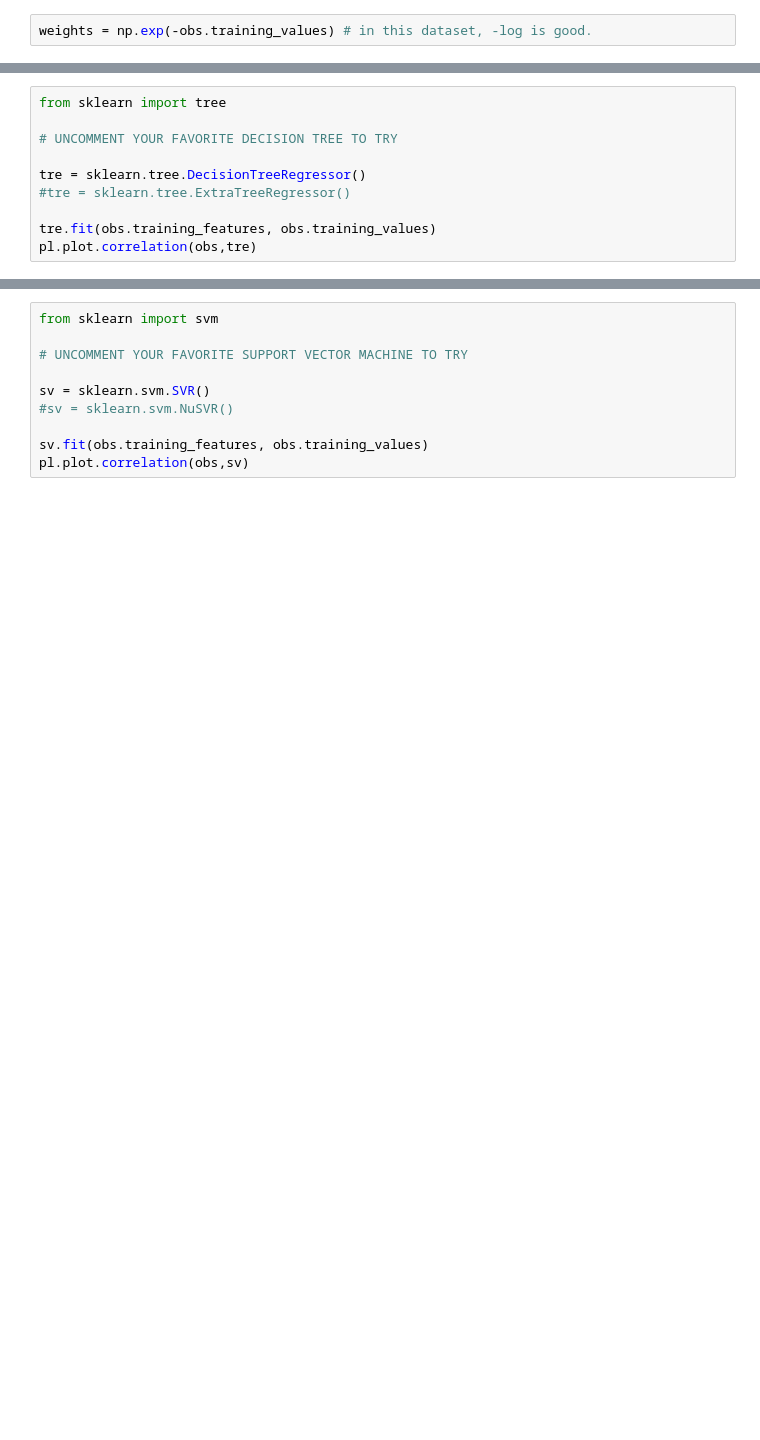
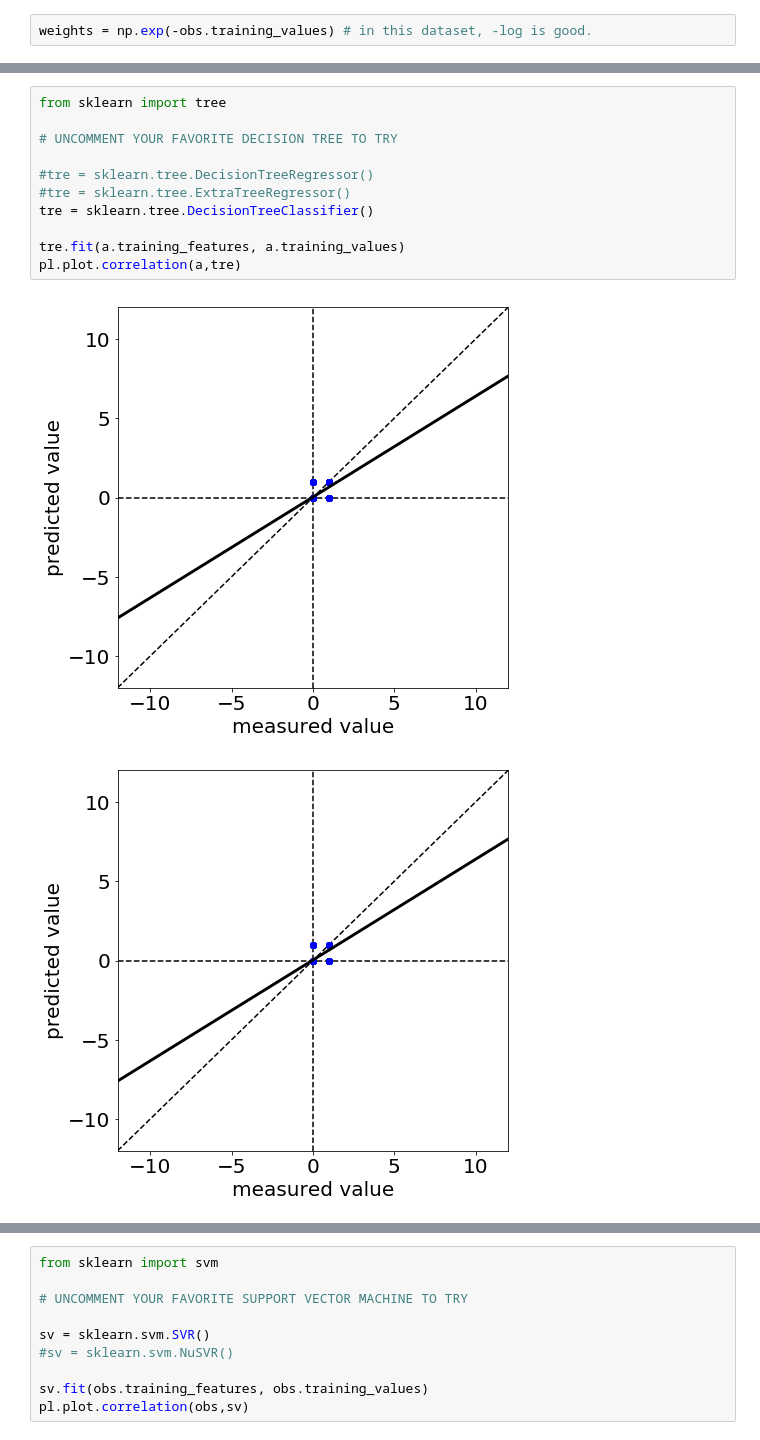
Before and after one commit to harmslab/hops, a Jupyter notebook: example/example.ipynb, the cells around one changed output, grey strips where cells are left out. Saved outputs shown, nothing was run; the diff lists cells and outputs as text; blank space fills up the shorter version.

```diff
--- a/example/example.ipynb
+++ b/example/example.ipynb
@@ -40,13 +75,17 @@ for i in order[:20]:
 # %%
 from sklearn import tree
 
 # UNCOMMENT YOUR FAVORITE DECISION TREE TO TRY
 
-tre = sklearn.tree.DecisionTreeRegressor()
+#tre = sklearn.tree.DecisionTreeRegressor()
 #tre = sklearn.tree.ExtraTreeRegressor()
+tre = sklearn.tree.DecisionTreeClassifier()
 
-tre.fit(obs.training_features, obs.training_values)
-pl.plot.correlation(obs,tre)
+tre.fit(a.training_features, a.training_values)
+pl.plot.correlation(a,tre)
+# %% [output]
+[figure, added]
+[figure, added]
 # %%
 from sklearn import linear_model
 
```
Also changed, not shown: parts of 9 cells of this notebook, 3 other files.
